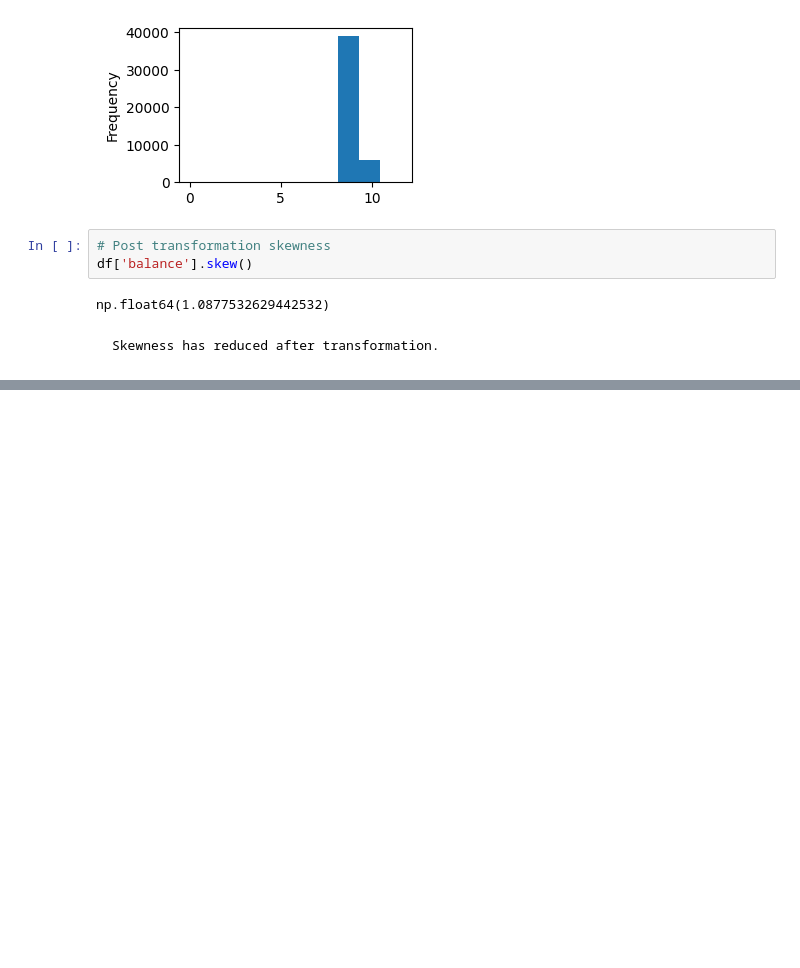
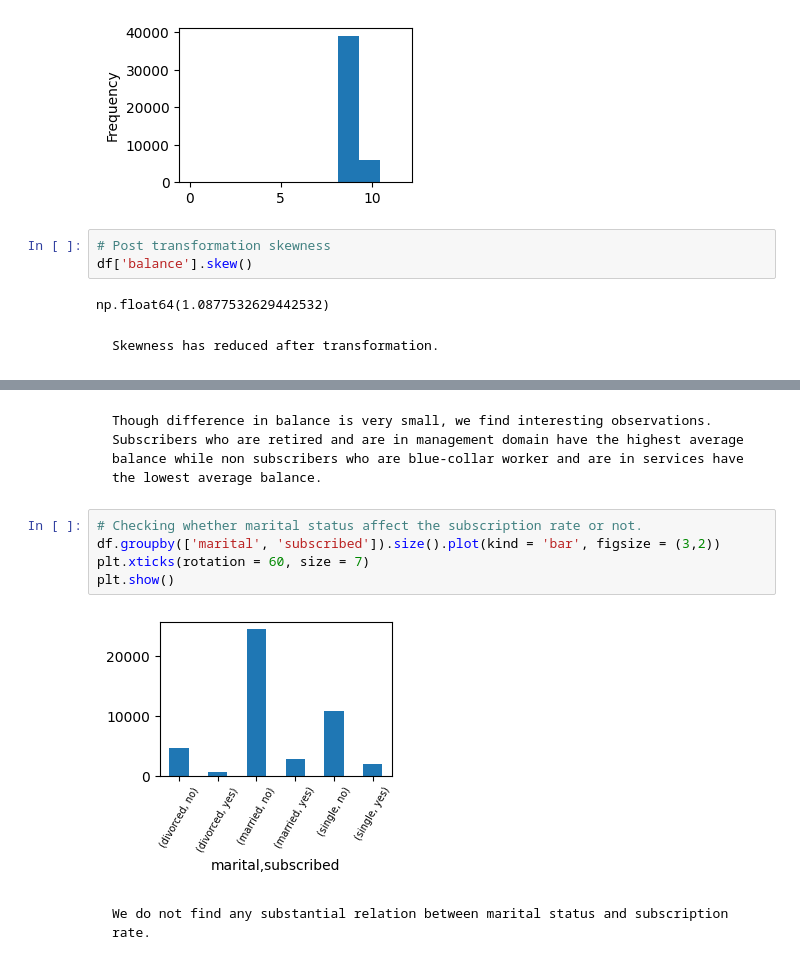
Before and after one commit to Padhanaya/apex-project2, a Jupyter notebook: apex.ipynb, the cells around one changed output, grey strips where cells are left out. Drawn from its saved outputs; the diff is of its cells as text; blank space fills up the shorter version.

````diff
--- a/apex.ipynb
+++ b/apex.ipynb
@@ -414,0 +472,15 @@ Skewness has reduced after transformation.
+# %% [markdown]
+```
+Though difference in balance is very small, we find interesting observations. Subscribers who are retired and are in management domain have the highest average balance while non subscribers who are blue-collar worker and are in services have the lowest average balance.
+```
+# %%
+# Checking whether marital status affect the subscription rate or not.
+df.groupby(['marital', 'subscribed']).size().plot(kind = 'bar', figsize = (3,2))
+plt.xticks(rotation = 60, size = 7)
+plt.show()
+# %% [output]
+[figure, added]
+# %% [markdown]
+```
+We do not find any substantial relation between marital status and subscription rate.
+```
````
Also changed, not shown: parts of 17 cells of this notebook.
